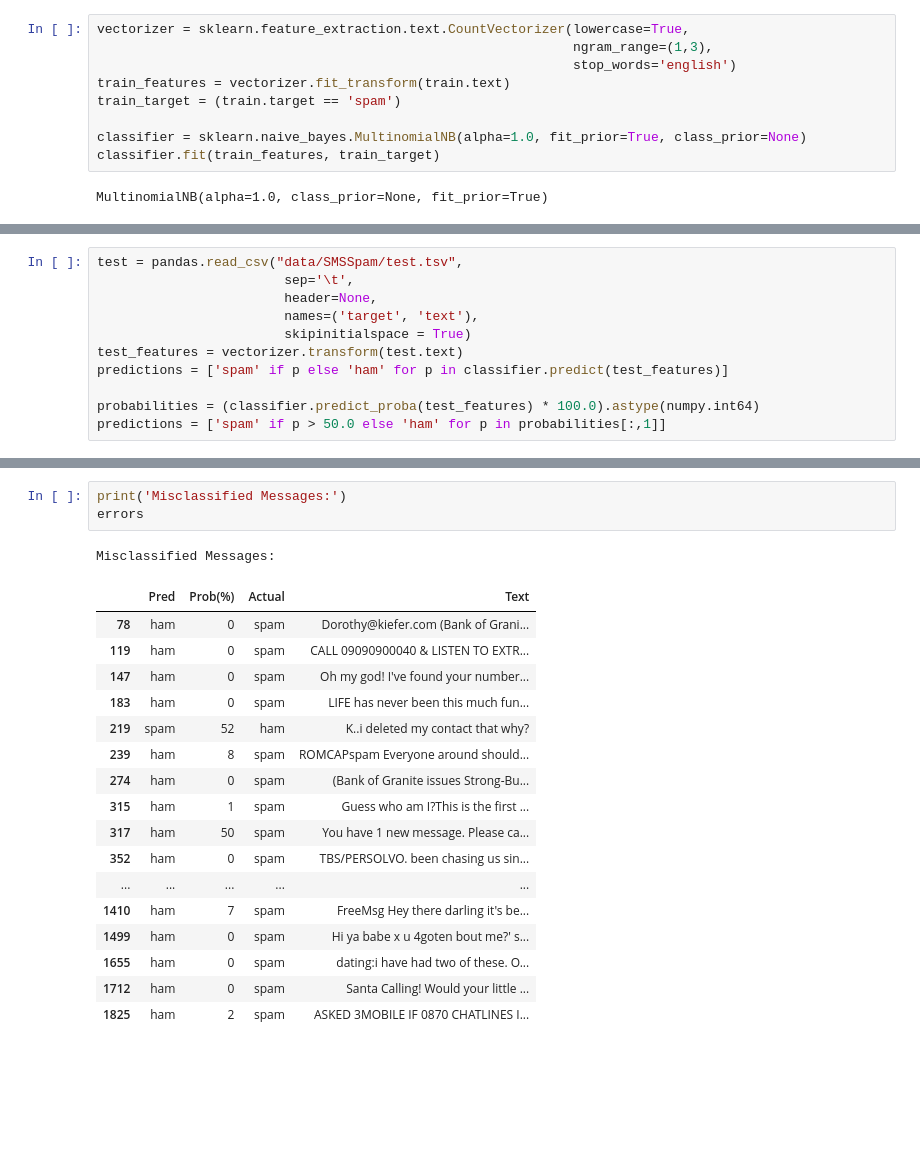
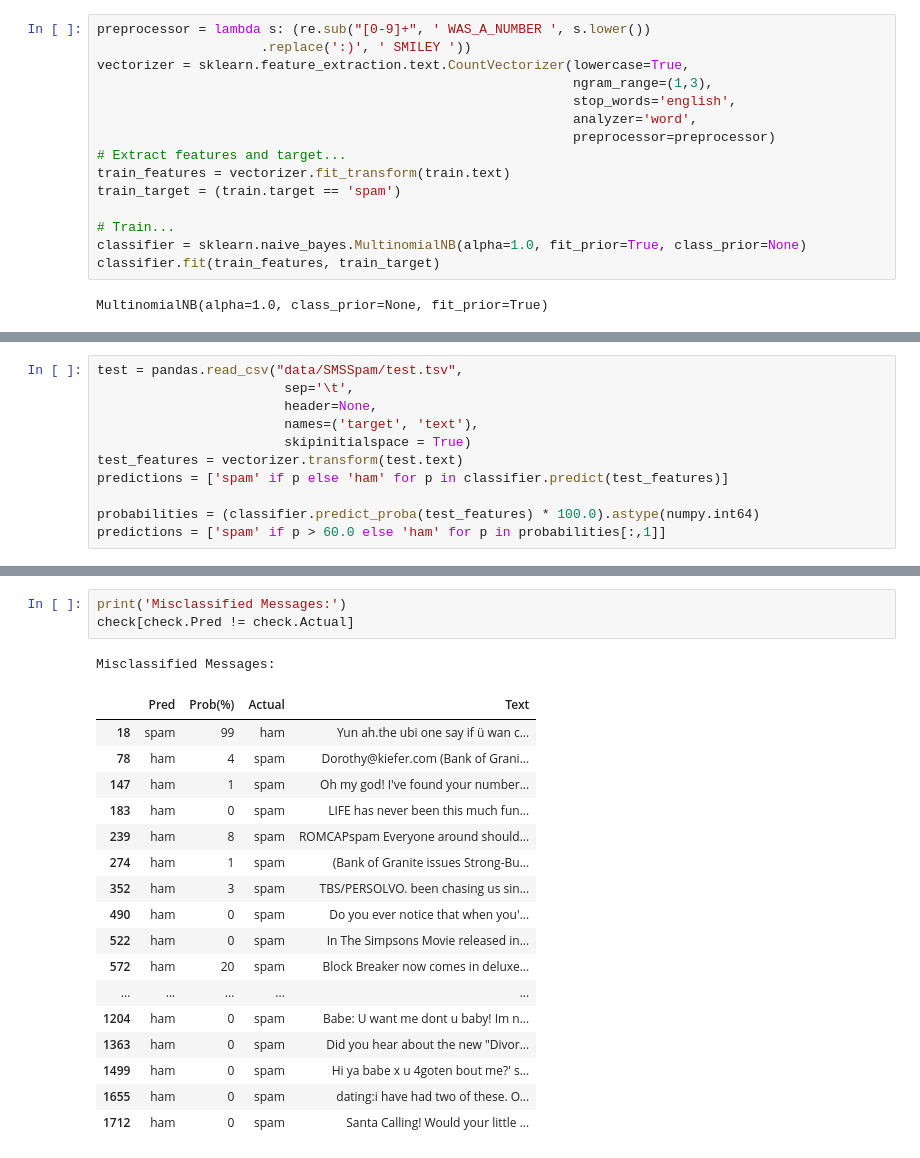
Before and after one commit to ivandir/GuildDemos, a Jupyter notebook: TextClassification.ipynb, the cells around one changed output, grey strips where cells are left out. Cells and saved outputs as stored; diff of their text form; blank space fills up the shorter version.

```diff
--- a/TextClassification.ipynb
+++ b/TextClassification.ipynb
@@ -24,10 +30,16 @@ train.head(6)
 # %%
+preprocessor = lambda s: (re.sub("[0-9]+", ' WAS_A_NUMBER ', s.lower())
+                     .replace(':)', ' SMILEY '))
 vectorizer = sklearn.feature_extraction.text.CountVectorizer(lowercase=True,
                                                              ngram_range=(1,3),
-                                                             stop_words='english')
+                                                             stop_words='english',
+                                                             analyzer='word',
+                                                             preprocessor=preprocessor)
+# Extract features and target...
 train_features = vectorizer.fit_transform(train.text)
 train_target = (train.target == 'spam')
 
+# Train...
 classifier = sklearn.naive_bayes.MultinomialNB(alpha=1.0, fit_prior=True, class_prior=None)
 classifier.fit(train_features, train_target)
 # %% [output]
@@ -42,5 +57,5 @@ test_features = vectorizer.transform(test.text)
 predictions = ['spam' if p else 'ham' for p in classifier.predict(test_features)]
 
 probabilities = (classifier.predict_proba(test_features) * 100.0).astype(numpy.int64)
-predictions = ['spam' if p > 50.0 else 'ham' for p in probabilities[:,1]]
+predictions = ['spam' if p > 60.0 else 'ham' for p in probabilities[:,1]]
 # %% [markdown]
@@ -117,22 +134,22 @@ correct_spam
 # %%
 print('Misclassified Messages:')
-errors
+check[check.Pred != check.Actual]
 # %% [output]
 Misclassified Messages:
 |  | Pred | Prob(%) | Actual | Text |
-| 78 | ham | 0 | spam | Dorothy@kiefer.com (Bank of Grani... |
-| 119 | ham | 0 | spam | CALL 09090900040 & LISTEN TO EXTR... |
-| 147 | ham | 0 | spam | Oh my god! I've found your number... |
+| 18 | spam | 99 | ham | Yun ah.the ubi one say if ü wan c... |
+| 78 | ham | 4 | spam | Dorothy@kiefer.com (Bank of Grani... |
+| 147 | ham | 1 | spam | Oh my god! I've found your number... |
 | 183 | ham | 0 | spam | LIFE has never been this much fun... |
-| 219 | spam | 52 | ham | K..i deleted my contact that why? |
 | 239 | ham | 8 | spam | ROMCAPspam Everyone around should... |
-| 274 | ham | 0 | spam | (Bank of Granite issues Strong-Bu... |
-| 315 | ham | 1 | spam | Guess who am I?This is the first ... |
-| 317 | ham | 50 | spam | You have 1 new message. Please ca... |
-| 352 | ham | 0 | spam | TBS/PERSOLVO. been chasing us sin... |
+| 274 | ham | 1 | spam | (Bank of Granite issues Strong-Bu... |
+| 352 | ham | 3 | spam | TBS/PERSOLVO. been chasing us sin... |
+| 490 | ham | 0 | spam | Do you ever notice that when you'... |
+| 522 | ham | 0 | spam | In The Simpsons Movie released in... |
+| 572 | ham | 20 | spam | Block Breaker now comes in deluxe... |
 | ... | ... | ... | ... | ... |
-| 1410 | ham | 7 | spam | FreeMsg Hey there darling it's be... |
+| 1204 | ham | 0 | spam | Babe: U want me dont u baby! Im n... |
+| 1363 | ham | 0 | spam | Did you hear about the new "Divor... |
 | 1499 | ham | 0 | spam | Hi ya babe x u 4goten bout me?' s... |
 | 1655 | ham | 0 | spam | dating:i have had two of these. O... |
 | 1712 | ham | 0 | spam | Santa Calling! Would your little ... |
-| 1825 | ham | 2 | spam | ASKED 3MOBILE IF 0870 CHATLINES I... |
```
Also changed, not shown: parts of 9 cells of this notebook.
